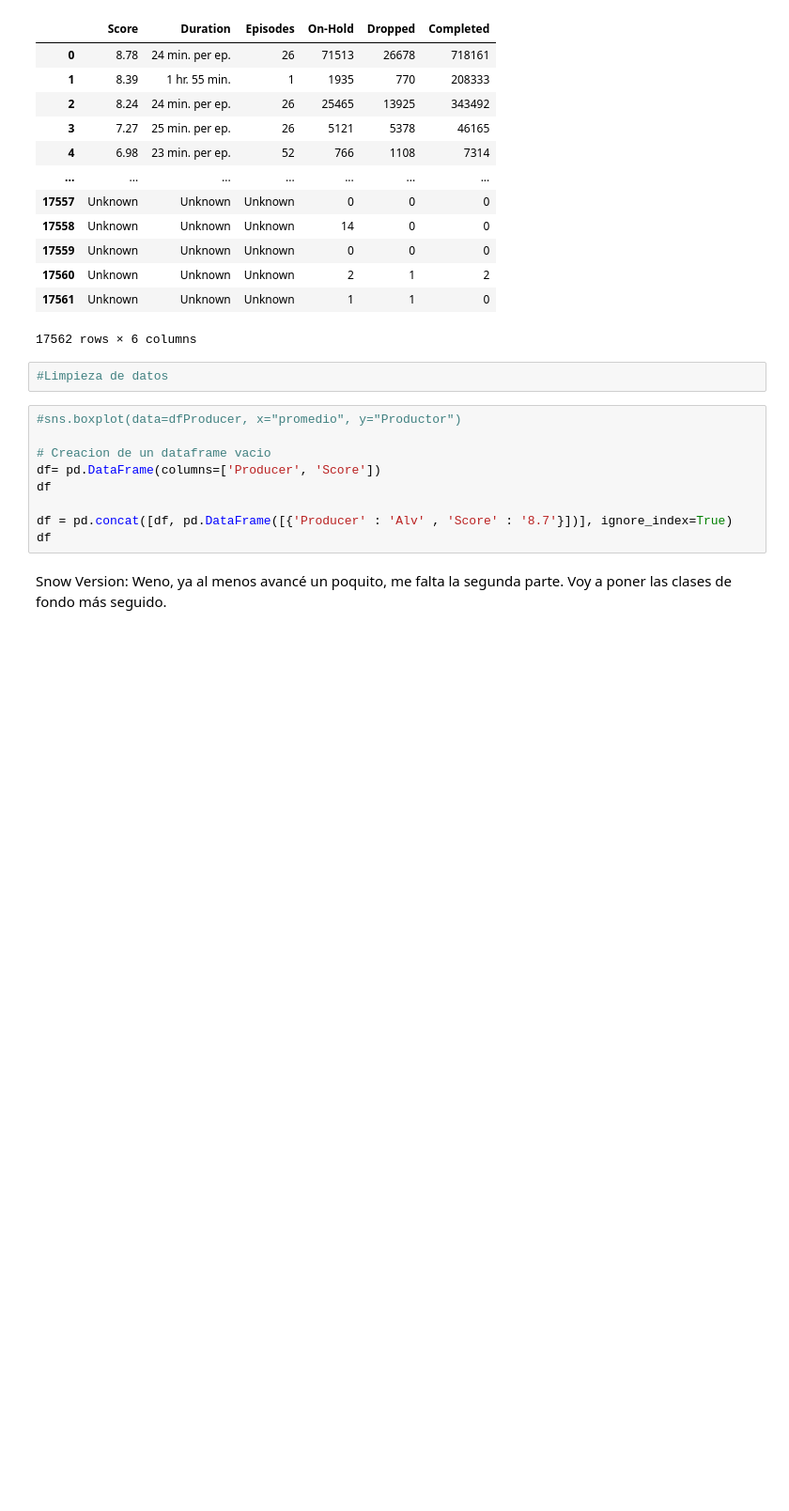
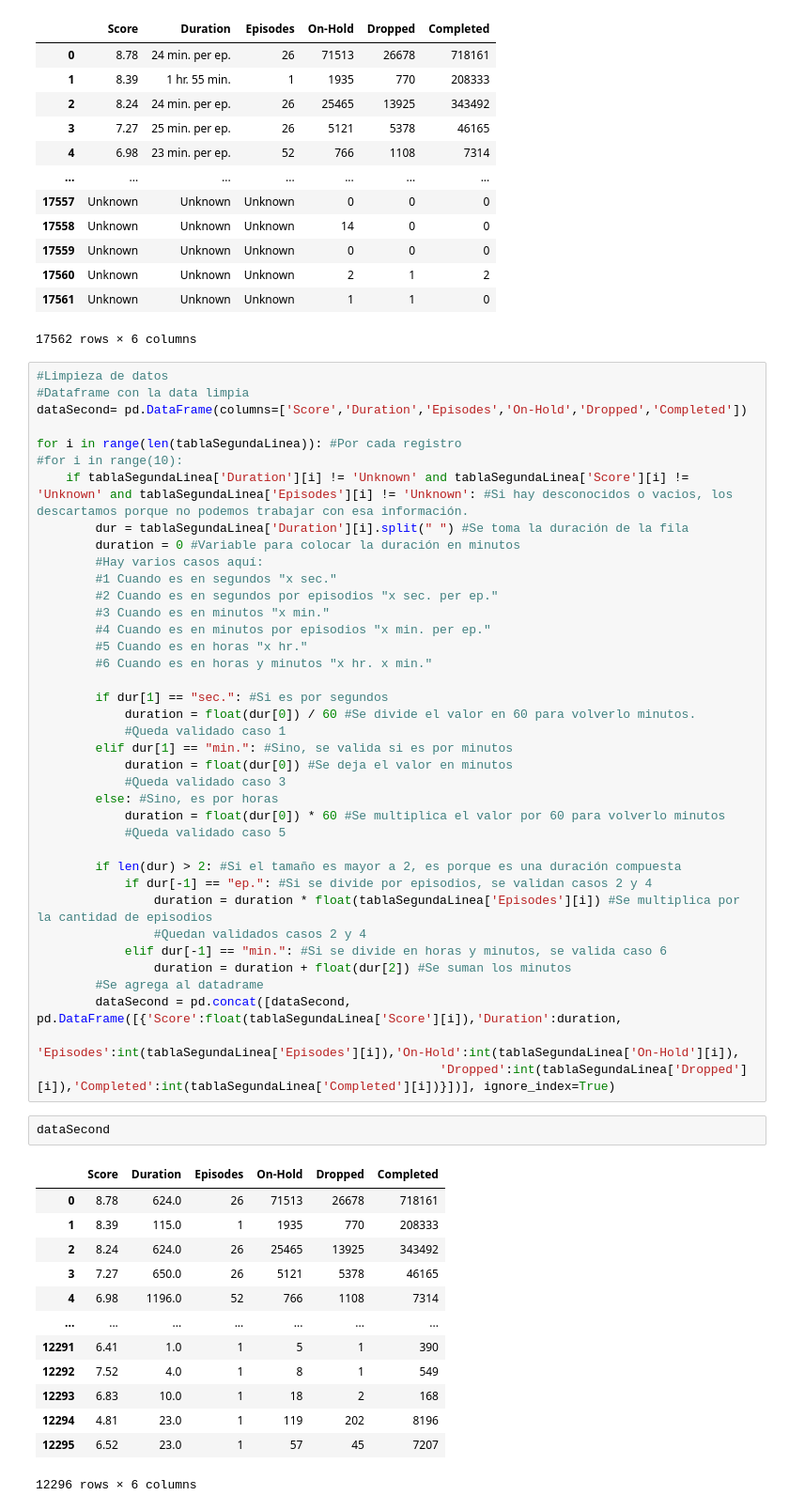
Before and after one commit to Asheyerth/DataScience_bootcamp2024BIT, a Jupyter notebook: Actividad_3_4/Estructurando proyecto DS.ipynb, the cells around one changed output. Shown at 94% size. Drawn from its saved outputs; the diff is of its cells as text; blank space fills up the shorter version.

```diff
--- a/Actividad_3_4/Estructurando proyecto DS.ipynb
+++ b/Actividad_3_4/Estructurando proyecto DS.ipynb
@@ -240,16 +229,57 @@ tablaSegundaLinea
 | 17560 | Unknown | Unknown | Unknown | 2 | 1 | 2 |
 | 17561 | Unknown | Unknown | Unknown | 1 | 1 | 0 |
 17562 rows × 6 columns
-# %%
-#Limpieza de datos
-# %%
-#sns.boxplot(data=dfProducer, x="promedio", y="Productor")
-
-# Creacion de un dataframe vacio
-df= pd.DataFrame(columns=['Producer', 'Score'])
-df
-
-df = pd.concat([df, pd.DataFrame([{'Producer' : 'Alv' , 'Score' : '8.7'}])], ignore_index=True)
-df
-# %% [markdown]
-Snow Version: Weno, ya al menos avancé un poquito, me falta la segunda parte. Voy a poner las clases de fondo más seguido.
+# %%
+#Limpieza de datos
+#Dataframe con la data limpia
+dataSecond= pd.DataFrame(columns=['Score','Duration','Episodes','On-Hold','Dropped','Completed'])
+
+for i in range(len(tablaSegundaLinea)): #Por cada registro
+#for i in range(10):
+    if tablaSegundaLinea['Duration'][i] != 'Unknown' and tablaSegundaLinea['Score'][i] != 'Unknown' and tablaSegundaLinea['Episodes'][i] != 'Unknown': #Si hay desconocidos o vacios, los descartamos porque no podemos trabajar con esa información.
+        dur = tablaSegundaLinea['Duration'][i].split(" ") #Se toma la duración de la fila
+        duration = 0 #Variable para colocar la duración en minutos
+        #Hay varios casos aquí:
+        #1 Cuando es en segundos "x sec."
+        #2 Cuando es en segundos por episodios "x sec. per ep."
+        #3 Cuando es en minutos "x min."
+        #4 Cuando es en minutos por episodios "x min. per ep."
+        #5 Cuando es en horas "x hr."
+        #6 Cuando es en horas y minutos "x hr. x min."
+
+        if dur[1] == "sec.": #Si es por segundos
+            duration = float(dur[0]) / 60 #Se divide el valor en 60 para volverlo minutos.
+            #Queda validado caso 1
+        elif dur[1] == "min.": #Sino, se valida si es por minutos
+            duration = float(dur[0]) #Se deja el valor en minutos
+            #Queda validado caso 3
+        else: #Sino, es por horas
+            duration = float(dur[0]) * 60 #Se multiplica el valor por 60 para volverlo minutos
+            #Queda validado caso 5
+
+        if len(dur) > 2: #Si el tamaño es mayor a 2, es porque es una duración compuesta
+            if dur[-1] == "ep.": #Si se divide por episodios, se validan casos 2 y 4
+                duration = duration * float(tablaSegundaLinea['Episodes'][i]) #Se multiplica por la cantidad de episodios
+                #Quedan validados casos 2 y 4
+            elif dur[-1] == "min.": #Si se divide en horas y minutos, se valida caso 6
+                duration = duration + float(dur[2]) #Se suman los minutos
+        #Se agrega al datadrame
+        dataSecond = pd.concat([dataSecond, pd.DataFrame([{'Score':float(tablaSegundaLinea['Score'][i]),'Duration':duration,
+                                                       'Episodes':int(tablaSegundaLinea['Episodes'][i]),'On-Hold':int(tablaSegundaLinea['On-Hold'][i]),
+                                                       'Dropped':int(tablaSegundaLinea['Dropped'][i]),'Completed':int(tablaSegundaLinea['Completed'][i])}])], ignore_index=True)
+# %%
+dataSecond
+# %% [output]
+|  | Score | Duration | Episodes | On-Hold | Dropped | Completed |
+| 0 | 8.78 | 624.0 | 26 | 71513 | 26678 | 718161 |
+| 1 | 8.39 | 115.0 | 1 | 1935 | 770 | 208333 |
+| 2 | 8.24 | 624.0 | 26 | 25465 | 13925 | 343492 |
+| 3 | 7.27 | 650.0 | 26 | 5121 | 5378 | 46165 |
+| 4 | 6.98 | 1196.0 | 52 | 766 | 1108 | 7314 |
+| ... | ... | ... | ... | ... | ... | ... |
+| 12291 | 6.41 | 1.0 | 1 | 5 | 1 | 390 |
+| 12292 | 7.52 | 4.0 | 1 | 8 | 1 | 549 |
+| 12293 | 6.83 | 10.0 | 1 | 18 | 2 | 168 |
+| 12294 | 4.81 | 23.0 | 1 | 119 | 202 | 8196 |
+| 12295 | 6.52 | 23.0 | 1 | 57 | 45 | 7207 |
+12296 rows × 6 columns
```
Also changed, not shown: parts of 27 cells of this notebook.
